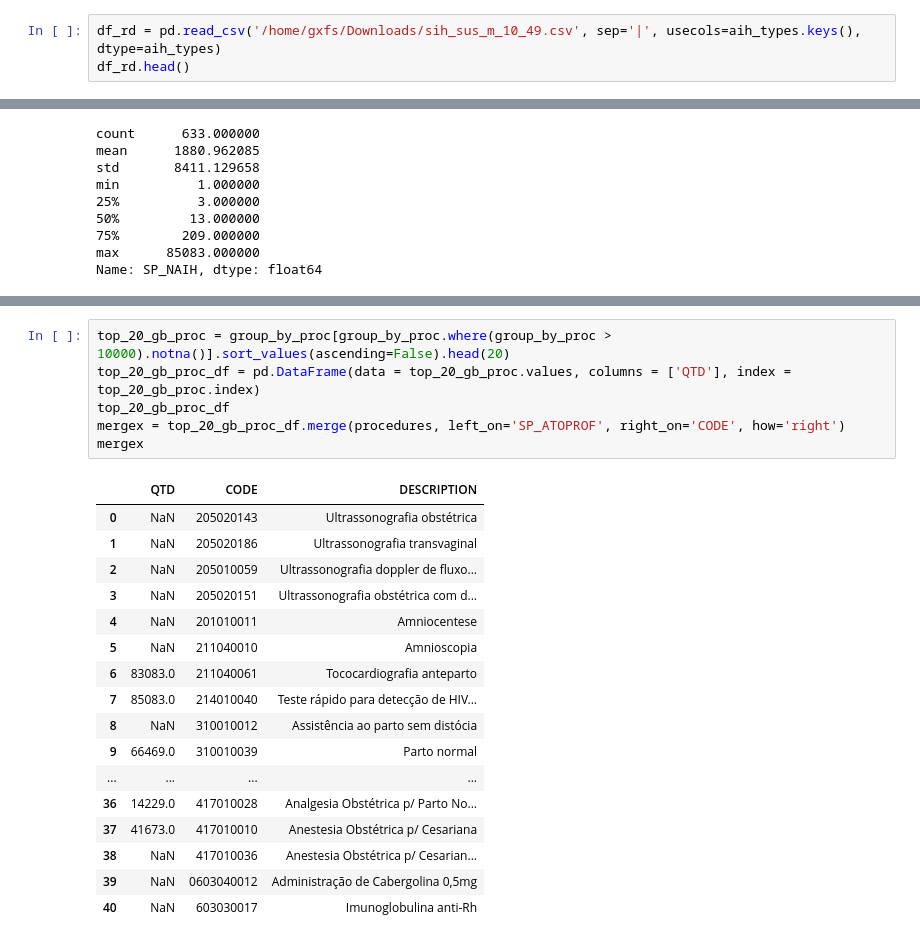
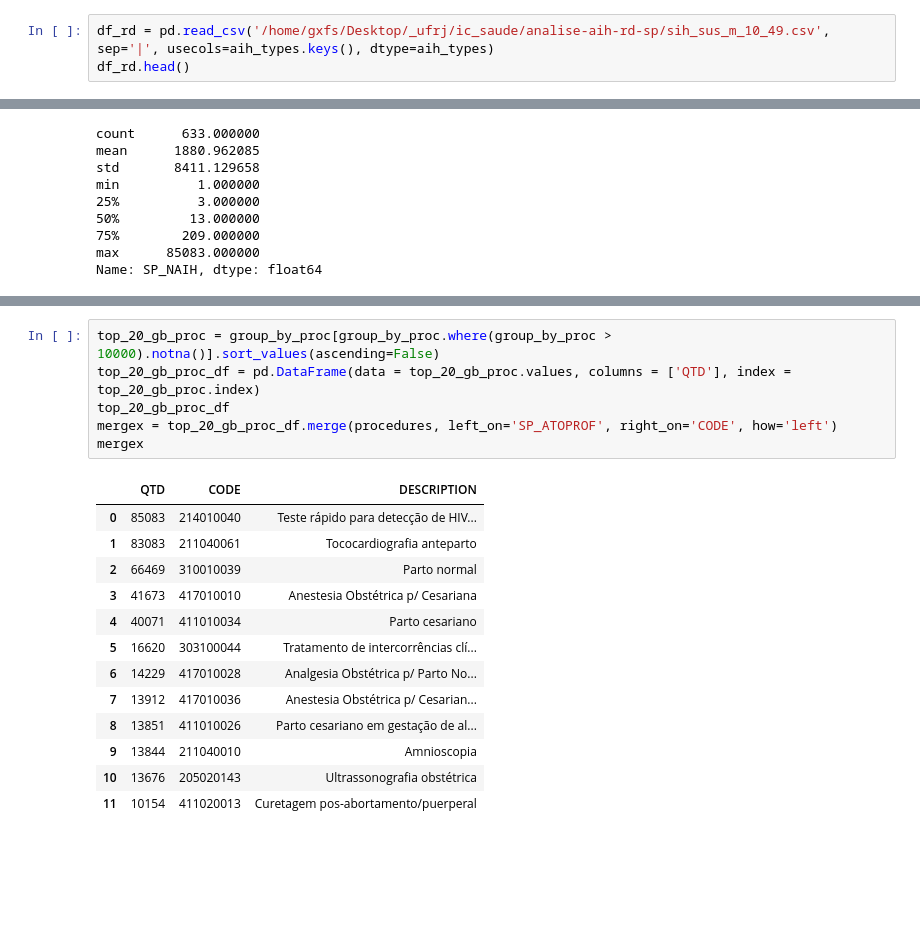
Before and after one commit to ivan-alvarenga/near_miss_ufrj, a Jupyter notebook: data_prep/analisys_17_05_21.ipynb, the cells around one changed output, grey strips where cells are left out. Cells and saved outputs as stored; diff of their text form; blank space fills up the shorter version.

```diff
--- a/data_prep/analisys_17_05_21.ipynb
+++ b/data_prep/analisys_17_05_21.ipynb
@@ -102,7 +102,7 @@ df_sp_apr_proc.shape
 # %%
 aih_types = {'N_AIH': str, 'SEXO': np.int32, 'IDADE': np.int32,'INSTRU':np.int32,}
 # %%
-df_rd = pd.read_csv('/home/gxfs/Downloads/sih_sus_m_10_49.csv', sep='|', usecols=aih_types.keys(), dtype=aih_types)
+df_rd = pd.read_csv('/home/gxfs/Desktop/_ufrj/ic_saude/analise-aih-rd-sp/sih_sus_m_10_49.csv', sep='|', usecols=aih_types.keys(), dtype=aih_types)
 df_rd.head()
 # %% [output]
 |  | N_AIH | SEXO | IDADE | INSTRU |
@@ -253,29 +253,25 @@ SP_ATOPROF
 417010028    14229
 Name: SP_NAIH, dtype: int64
 # %%
-top_20_gb_proc = group_by_proc[group_by_proc.where(group_by_proc > 10000).notna()].sort_values(ascending=False).head(20)
+top_20_gb_proc = group_by_proc[group_by_proc.where(group_by_proc > 10000).notna()].sort_values(ascending=False)
 top_20_gb_proc_df = pd.DataFrame(data = top_20_gb_proc.values, columns = ['QTD'], index = top_20_gb_proc.index)
 top_20_gb_proc_df
-mergex = top_20_gb_proc_df.merge(procedures, left_on='SP_ATOPROF', right_on='CODE', how='right')
+mergex = top_20_gb_proc_df.merge(procedures, left_on='SP_ATOPROF', right_on='CODE', how='left')
 mergex
 # %% [output]
 |  | QTD | CODE | DESCRIPTION |
-| 0 | NaN | 205020143 | Ultrassonografia obstétrica |
-| 1 | NaN | 205020186 | Ultrassonografia transvaginal |
-| 2 | NaN | 205010059 | Ultrassonografia doppler de fluxo... |
-| 3 | NaN | 205020151 | Ultrassonografia obstétrica com d... |
-| 4 | NaN | 201010011 | Amniocentese |
-| 5 | NaN | 211040010 | Amnioscopia |
-| 6 | 83083.0 | 211040061 | Tococardiografia anteparto |
-| 7 | 85083.0 | 214010040 | Teste rápido para detecção de HIV... |
-| 8 | NaN | 310010012 | Assistência ao parto sem distócia |
-| 9 | 66469.0 | 310010039 | Parto normal |
-| ... | ... | ... | ... |
-| 36 | 14229.0 | 417010028 | Analgesia Obstétrica p/ Parto No... |
-| 37 | 41673.0 | 417010010 | Anestesia Obstétrica p/ Cesariana |
-| 38 | NaN | 417010036 | Anestesia Obstétrica p/ Cesarian... |
-| 39 | NaN | 0603040012 | Administração de Cabergolina 0,5mg |
-| 40 | NaN | 603030017 | Imunoglobulina anti-Rh |
+| 0 | 85083 | 214010040 | Teste rápido para detecção de HIV... |
+| 1 | 83083 | 211040061 | Tococardiografia anteparto |
+| 2 | 66469 | 310010039 | Parto normal |
+| 3 | 41673 | 417010010 | Anestesia Obstétrica p/ Cesariana |
+| 4 | 40071 | 411010034 | Parto cesariano |
+| 5 | 16620 | 303100044 | Tratamento de intercorrências clí... |
+| 6 | 14229 | 417010028 | Analgesia Obstétrica p/ Parto No... |
+| 7 | 13912 | 417010036 | Anestesia Obstétrica p/ Cesarian... |
+| 8 | 13851 | 411010026 | Parto cesariano em gestação de al... |
+| 9 | 13844 | 211040010 | Amnioscopia |
+| 10 | 13676 | 205020143 | Ultrassonografia obstétrica |
+| 11 | 10154 | 411020013 | Curetagem pos-abortamento/puerperal |
 # %%
 mergex[mergex['QTD'].notna()]
 # %% [output]
```
Also changed, not shown: parts of 3 cells of this notebook.
